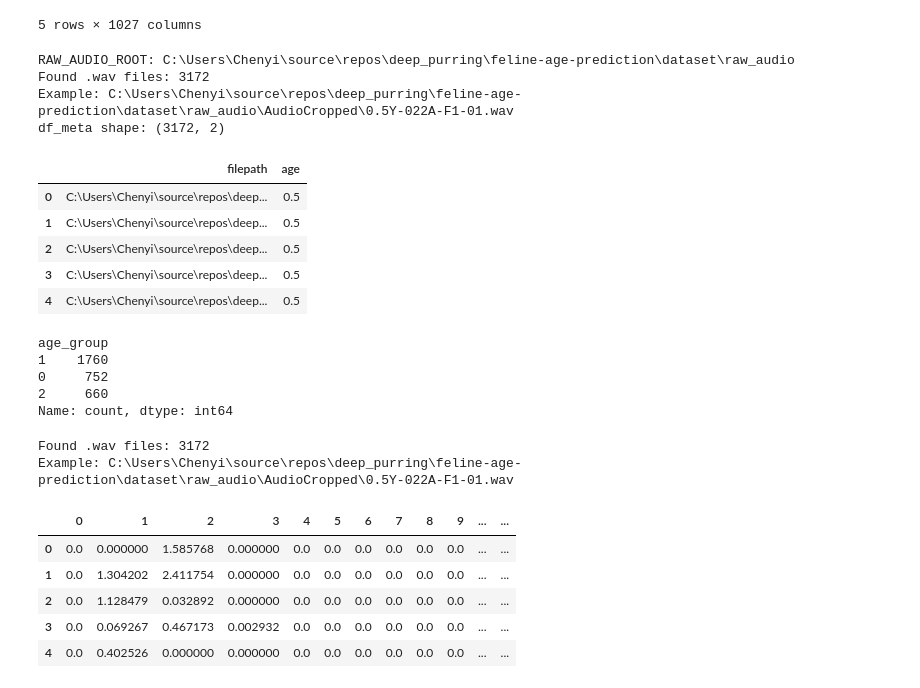
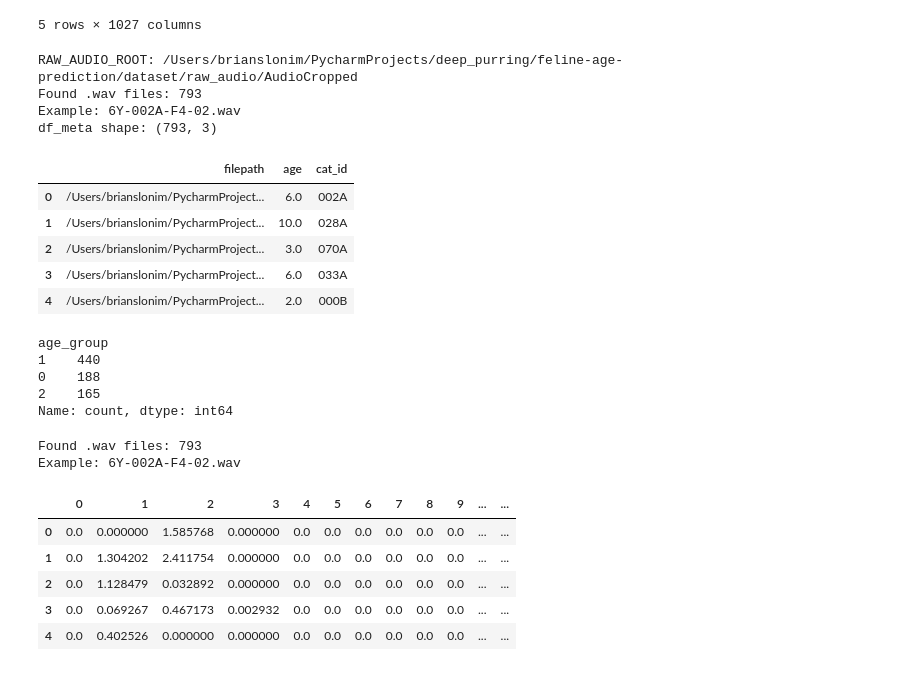
Before and after one commit to ZGZOO/deep_purring, a Jupyter notebook: cat_pred.ipynb, the cells around one changed output. Drawn from its saved outputs; the diff is of its cells as text; code cells hidden in the pictures.

```diff
--- a/cat_pred.ipynb
+++ b/cat_pred.ipynb
@@ -93,47 +75,50 @@ from pathlib import Path
 import pandas as pd
 
 PROJECT_ROOT = Path(".").resolve()
-RAW_AUDIO_ROOT = PROJECT_ROOT / "feline-age-prediction" / "dataset" / "raw_audio"
+RAW_AUDIO_ROOT = PROJECT_ROOT / "feline-age-prediction" / "dataset" / "raw_audio" / "AudioCropped"
 print("RAW_AUDIO_ROOT:", RAW_AUDIO_ROOT)
 
 all_files = list(RAW_AUDIO_ROOT.rglob("*.wav"))
 print("Found .wav files:", len(all_files))
-print("Example:", all_files[0])
+print("Example:", all_files[0].name)
 
 rows = []
 for p in all_files:
     # Example filename: "0.5Y-022A-F1-01.wav"
     stem = p.stem  # "0.5Y-022A-F1-01"
-    first_part = stem.split("-")[0]  # "0.5Y"
+    split = stem.split("-")
+    first_part = split[0]  # "0.5Y"
 
     # parse age in years from prefix like "0.5Y", "12Y", etc.
     if first_part.endswith("Y"):
         age_str = first_part[:-1]
         try:
             age = float(age_str)
         except ValueError:
             age = None
     else:
         age = None
 
-    rows.append({"filepath": p, "age": age})
+    cat_id = split[1]
+
+    rows.append({"filepath": p, "age": age, "cat_id": cat_id})
 
 df_meta = pd.DataFrame(rows)
 df_meta = df_meta.dropna(subset=["age"]).reset_index(drop=True)
 
 print("df_meta shape:", df_meta.shape)
 df_meta.head()
 # %% [output]
-RAW_AUDIO_ROOT: C:\Users\Chenyi\source\repos\deep_purring\feline-age-prediction\dataset\raw_audio
-Found .wav files: 3172
-Example: C:\Users\Chenyi\source\repos\deep_purring\feline-age-prediction\dataset\raw_audio\AudioCropped\0.5Y-022A-F1-01.wav
-df_meta shape: (3172, 2)
+RAW_AUDIO_ROOT: /Users/brianslonim/PycharmProjects/deep_purring/feline-age-prediction/dataset/raw_audio/AudioCropped
+Found .wav files: 793
+Example: 6Y-002A-F4-02.wav
+df_meta shape: (793, 3)
-|  | filepath | age |
-| 0 | C:\Users\Chenyi\source\repos\deep... | 0.5 |
-| 1 | C:\Users\Chenyi\source\repos\deep... | 0.5 |
-| 2 | C:\Users\Chenyi\source\repos\deep... | 0.5 |
-| 3 | C:\Users\Chenyi\source\repos\deep... | 0.5 |
-| 4 | C:\Users\Chenyi\source\repos\deep... | 0.5 |
+|  | filepath | age | cat_id |
+| 0 | /Users/brianslonim/PycharmProject... | 6.0 | 002A |
+| 1 | /Users/brianslonim/PycharmProject... | 10.0 | 028A |
+| 2 | /Users/brianslonim/PycharmProject... | 3.0 | 070A |
+| 3 | /Users/brianslonim/PycharmProject... | 6.0 | 033A |
+| 4 | /Users/brianslonim/PycharmProject... | 2.0 | 000B |
 # %%
 def age_to_age_group(age: float) -> int:
     if age <= 1:
@@ -147,17 +132,17 @@ df_meta["age_group"] = df_meta["age"].apply(age_to_age_group)
 df_meta["age_group"].value_counts()
 # %% [output]
 age_group
-1    1760
-0     752
-2     660
+1    440
+0    188
+2    165
 Name: count, dtype: int64
 # %%
 all_files = list(RAW_AUDIO_ROOT.rglob("*.wav"))
 print("Found .wav files:", len(all_files))
 if len(all_files) > 0:
-    print("Example:", all_files[0])
+    print("Example:", all_files[0].name)
 # %% [output]
-Found .wav files: 3172
-Example: C:\Users\Chenyi\source\repos\deep_purring\feline-age-prediction\dataset\raw_audio\AudioCropped\0.5Y-022A-F1-01.wav
+Found .wav files: 793
+Example: 6Y-002A-F4-02.wav
 # %%
 # Audio / spectrogram params
```
Also changed, not shown: parts of 15 cells of this notebook, 1 other file.
